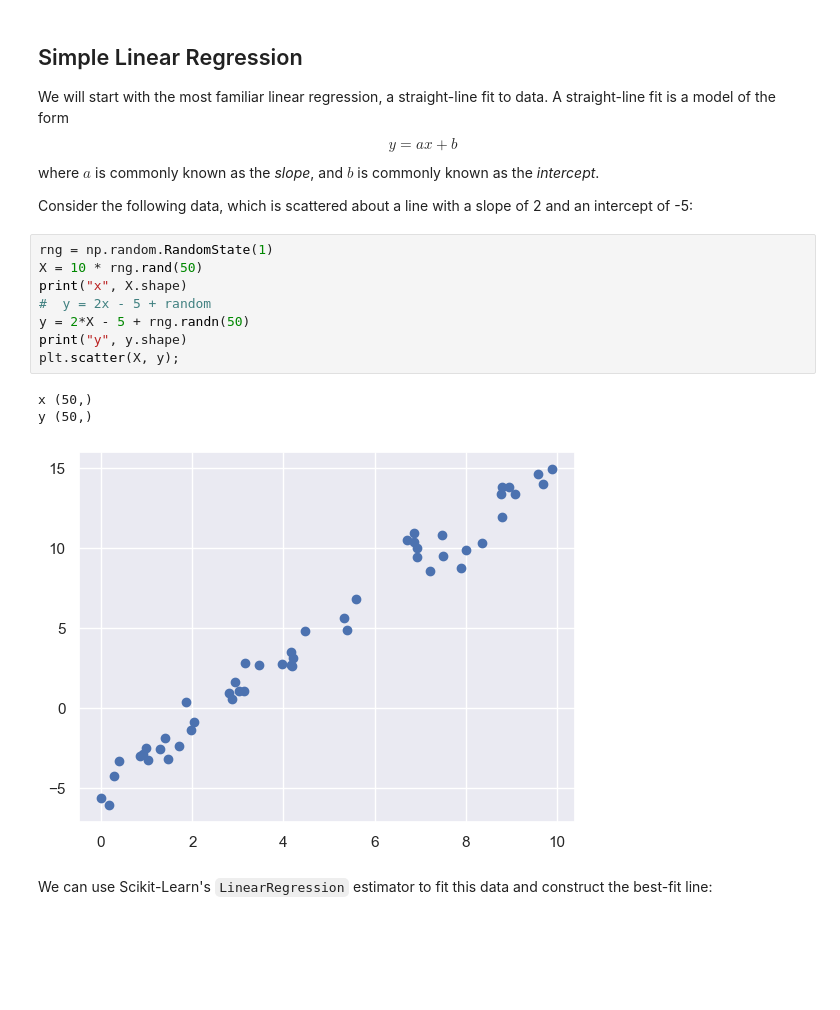
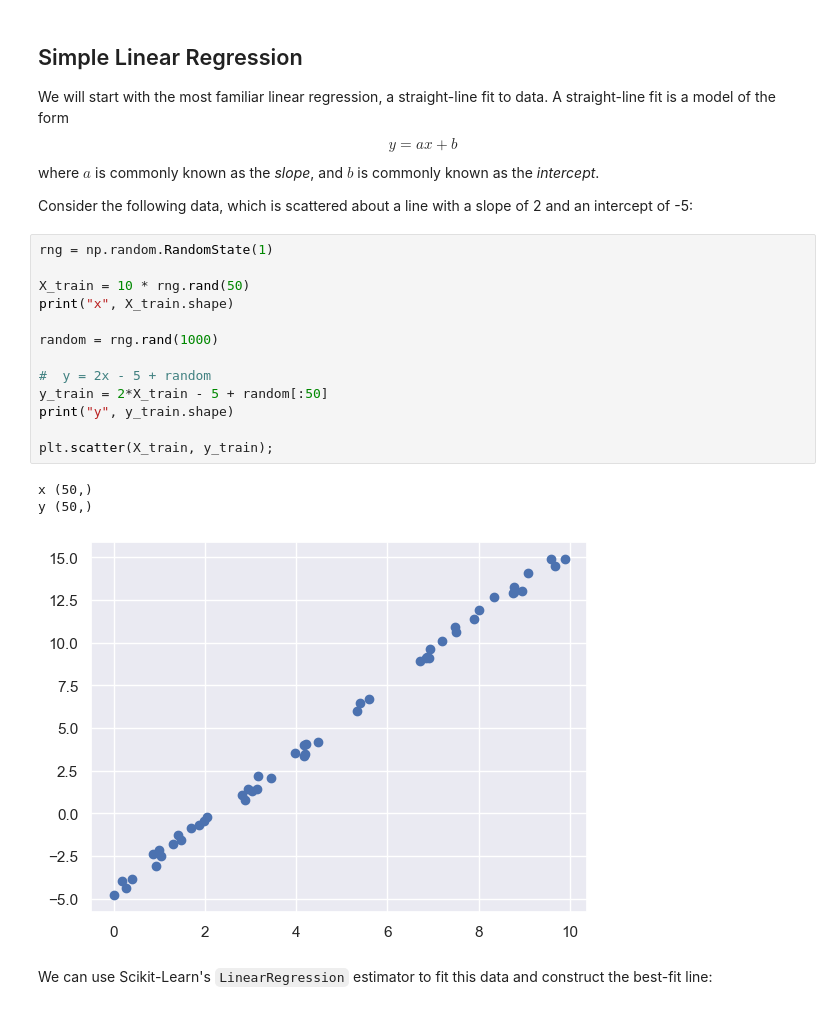
Before and after one commit to jasonrichdarmawan/hacktiv8-ftds-fase0, a Jupyter notebook: x_fase1/week01_day03/am/P1W1D3AM_Linear_Regression.ipynb, the cells around one changed output. Cells and saved outputs as stored; diff of their text form; blank space fills up the shorter version.

```diff
--- a/x_fase1/week01_day03/am/P1W1D3AM_Linear_Regression.ipynb
+++ b/x_fase1/week01_day03/am/P1W1D3AM_Linear_Regression.ipynb
@@ -24,16 +24,21 @@ where $a$ is commonly known as the *slope*, and $b$ is commonly known as the *in
 Consider the following data, which is scattered about a line with a slope of 2 and an intercept of -5:
 # %%
 rng = np.random.RandomState(1)
-X = 10 * rng.rand(50)
-print("x", X.shape)
+
+X_train = 10 * rng.rand(50)
+print("x", X_train.shape)
+
+random = rng.rand(1000)
+
 #  y = 2x - 5 + random
-y = 2*X - 5 + rng.randn(50)
-print("y", y.shape)
-plt.scatter(X, y);
+y_train = 2*X_train - 5 + random[:50]
+print("y", y_train.shape)
+
+plt.scatter(X_train, y_train);
 # %% [output]
 x (50,)
 y (50,)
-[figure, old version]
+[figure, new version]
 # %% [markdown]
 We can use Scikit-Learn's ``LinearRegression`` estimator to fit this data and construct the best-fit line:
 # %%
```
Also changed, not shown: parts of 3 cells of this notebook.
